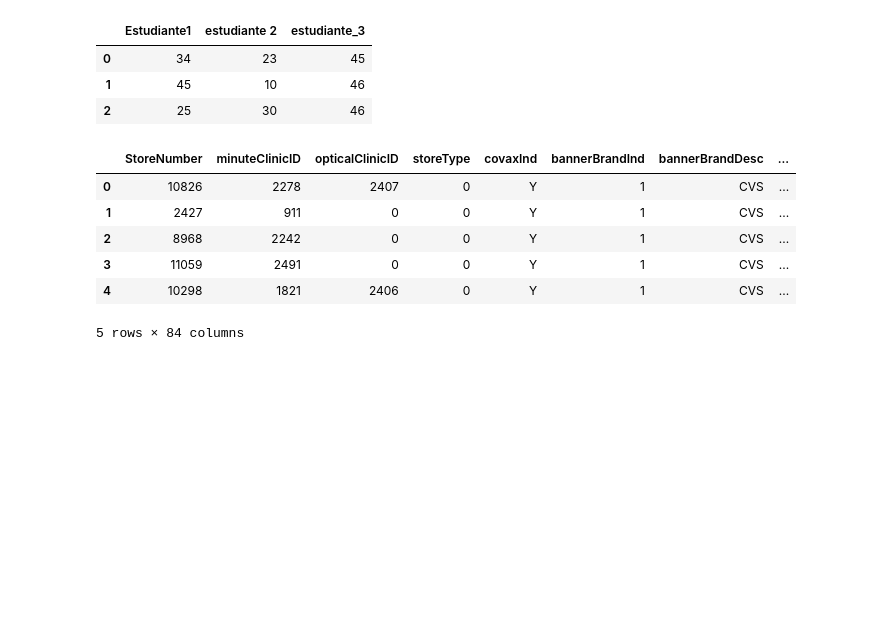
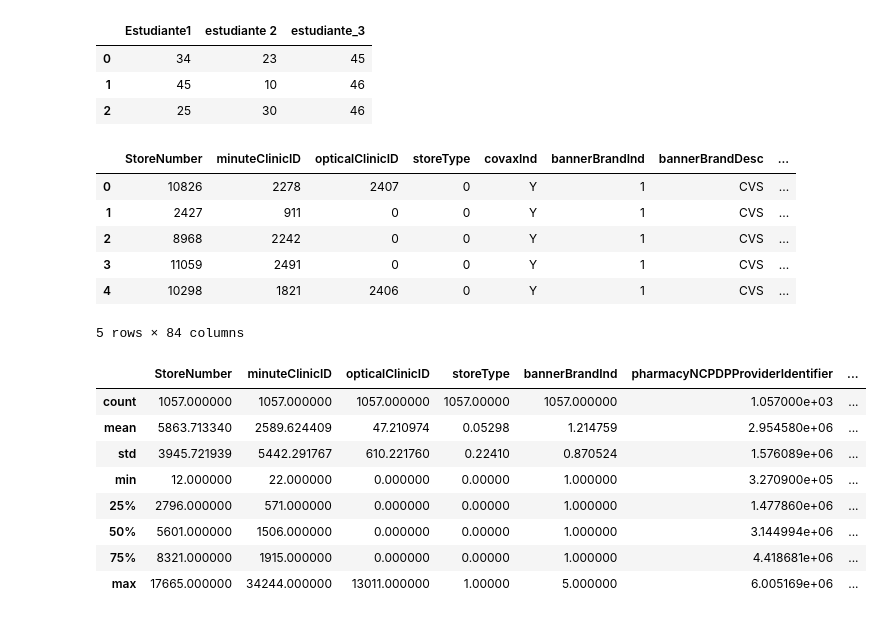
Before and after one commit to Kmilahiguera/Pandas3, a Jupyter notebook: Pandas.ipynb, the cells around one changed output. Saved outputs shown, nothing was run; the diff lists cells and outputs as text; code cells hidden in the pictures; blank space fills up the shorter version.

```diff
--- a/Pandas.ipynb
+++ b/Pandas.ipynb
@@ -199,3 +200,16 @@ miStore.head()
 | 3 | 11059 | 2491 | 0 | 0 | Y | 1 | CVS | ... |
 | 4 | 10298 | 1821 | 2406 | 0 | Y | 1 | CVS | ... |
 5 rows × 84 columns
+# %%
+#Funcion apdnas que dice cuales son las caraxcteristicas de esa Data FRame, es decir los datos estadisticos
+miStore.describe()
+# %% [output]
+|  | StoreNumber | minuteClinicID | opticalClinicID | storeType | bannerBrandInd | pharmacyNCPDPProviderIdentifier | ... |
+| count | 1057.000000 | 1057.000000 | 1057.000000 | 1057.00000 | 1057.000000 | 1.057000e+03 | ... |
+| mean | 5863.713340 | 2589.624409 | 47.210974 | 0.05298 | 1.214759 | 2.954580e+06 | ... |
+| std | 3945.721939 | 5442.291767 | 610.221760 | 0.22410 | 0.870524 | 1.576089e+06 | ... |
+| min | 12.000000 | 22.000000 | 0.000000 | 0.00000 | 1.000000 | 3.270900e+05 | ... |
+| 25% | 2796.000000 | 571.000000 | 0.000000 | 0.00000 | 1.000000 | 1.477860e+06 | ... |
+| 50% | 5601.000000 | 1506.000000 | 0.000000 | 0.00000 | 1.000000 | 3.144994e+06 | ... |
+| 75% | 8321.000000 | 1915.000000 | 0.000000 | 0.00000 | 1.000000 | 4.418681e+06 | ... |
+| max | 17665.000000 | 34244.000000 | 13011.000000 | 1.00000 | 5.000000 | 6.005169e+06 | ... |
```
Also changed, not shown: parts of 13 cells of this notebook.
